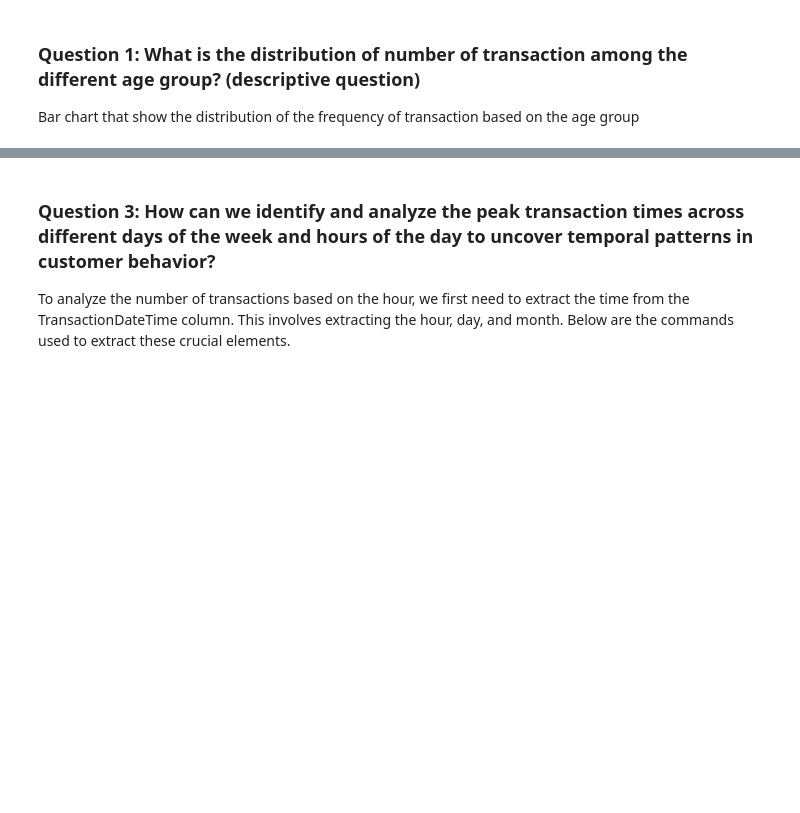
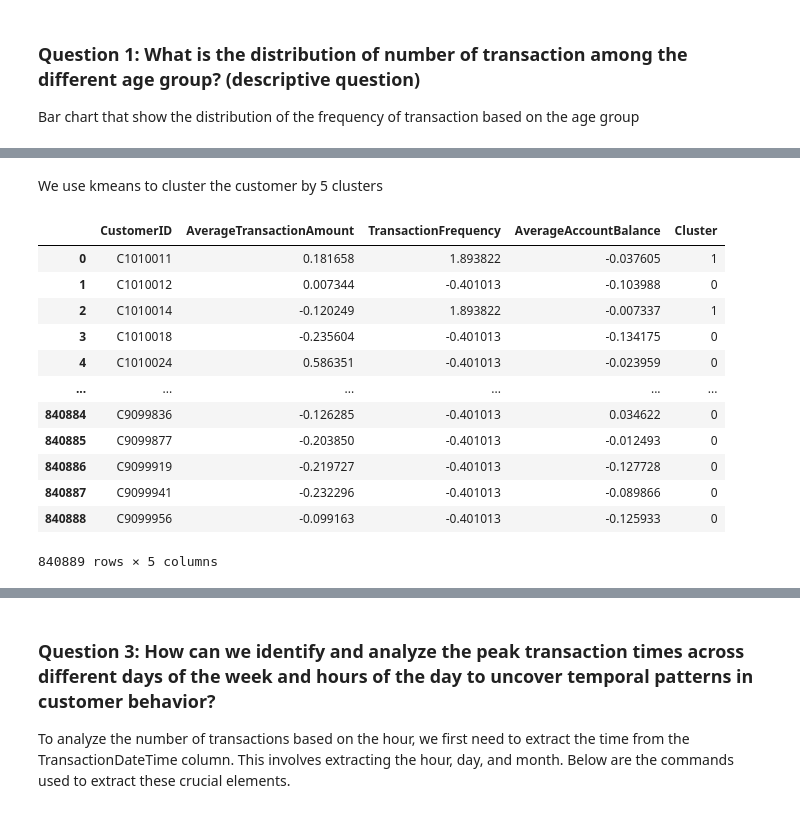
Before and after one commit to Azriy-Nazariee/DSAss, a Jupyter notebook: new_dataset/TT3L_Group8.ipynb, the cells around one changed output, grey strips where cells are left out. Cells and saved outputs as stored; diff of their text form; code cells hidden in the pictures; blank space fills up the shorter version.

```diff
--- a/new_dataset/TT3L_Group8.ipynb
+++ b/new_dataset/TT3L_Group8.ipynb
@@ -174,0 +266,23 @@ plt.show()
+# %% [markdown]
+We use kmeans to cluster the customer by 5 clusters
+# %%
+# Apply K-means clustering
+optimal_clusters = 5  # number of clusters determined from the Elbow Method
+kmeans = KMeans(optimal_clusters, random_state=42)
+customer_agg['Cluster'] = kmeans.fit_predict(clustering_data)
+
+customer_agg
+# %% [output]
+|  | CustomerID | AverageTransactionAmount | TransactionFrequency | AverageAccountBalance | Cluster |
+| 0 | C1010011 | 0.181658 | 1.893822 | -0.037605 | 1 |
+| 1 | C1010012 | 0.007344 | -0.401013 | -0.103988 | 0 |
+| 2 | C1010014 | -0.120249 | 1.893822 | -0.007337 | 1 |
+| 3 | C1010018 | -0.235604 | -0.401013 | -0.134175 | 0 |
+| 4 | C1010024 | 0.586351 | -0.401013 | -0.023959 | 0 |
+| ... | ... | ... | ... | ... | ... |
+| 840884 | C9099836 | -0.126285 | -0.401013 | 0.034622 | 0 |
+| 840885 | C9099877 | -0.203850 | -0.401013 | -0.012493 | 0 |
+| 840886 | C9099919 | -0.219727 | -0.401013 | -0.127728 | 0 |
+| 840887 | C9099941 | -0.232296 | -0.401013 | -0.089866 | 0 |
+| 840888 | C9099956 | -0.099163 | -0.401013 | -0.125933 | 0 |
+840889 rows × 5 columns
```
Also changed, not shown: parts of 17 cells of this notebook.
